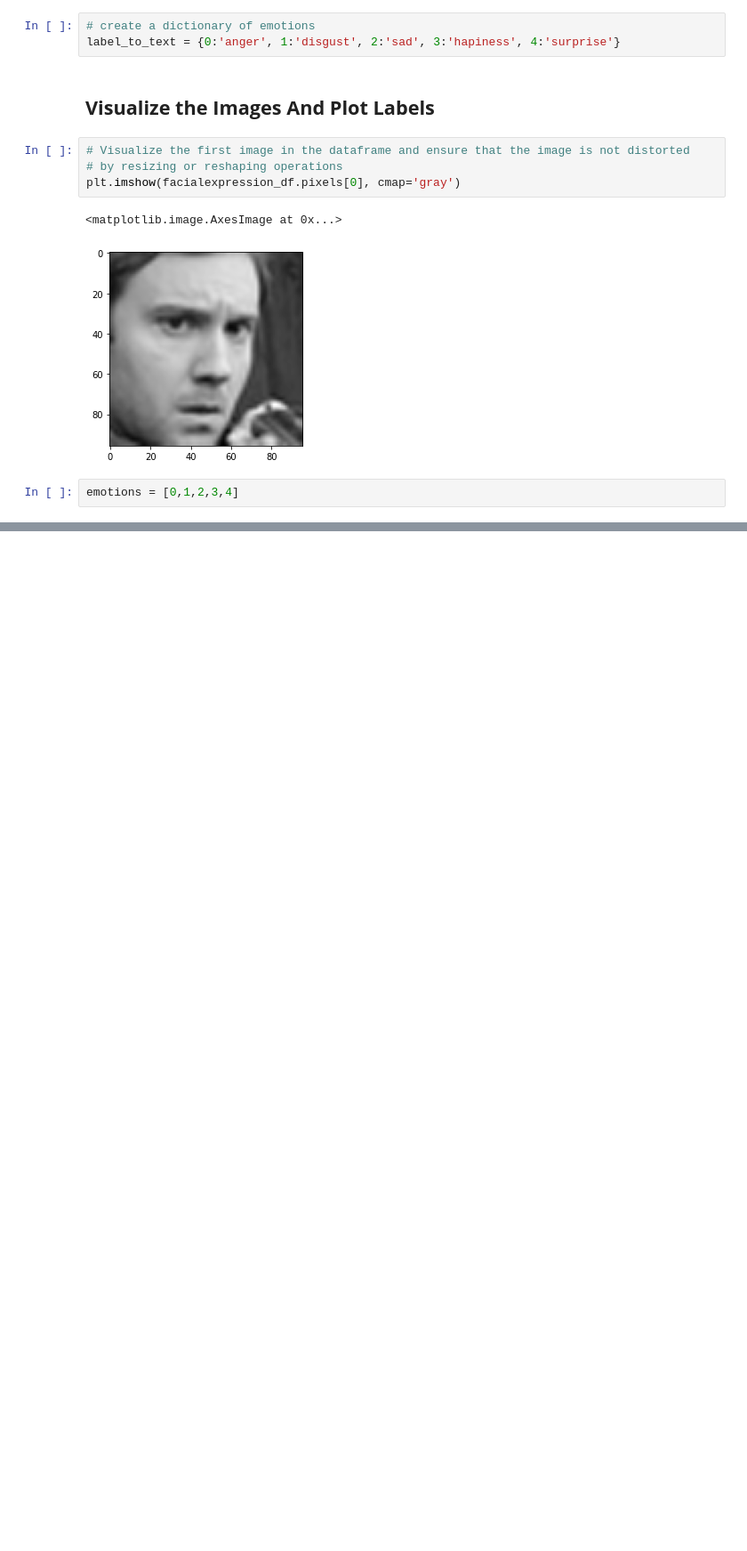
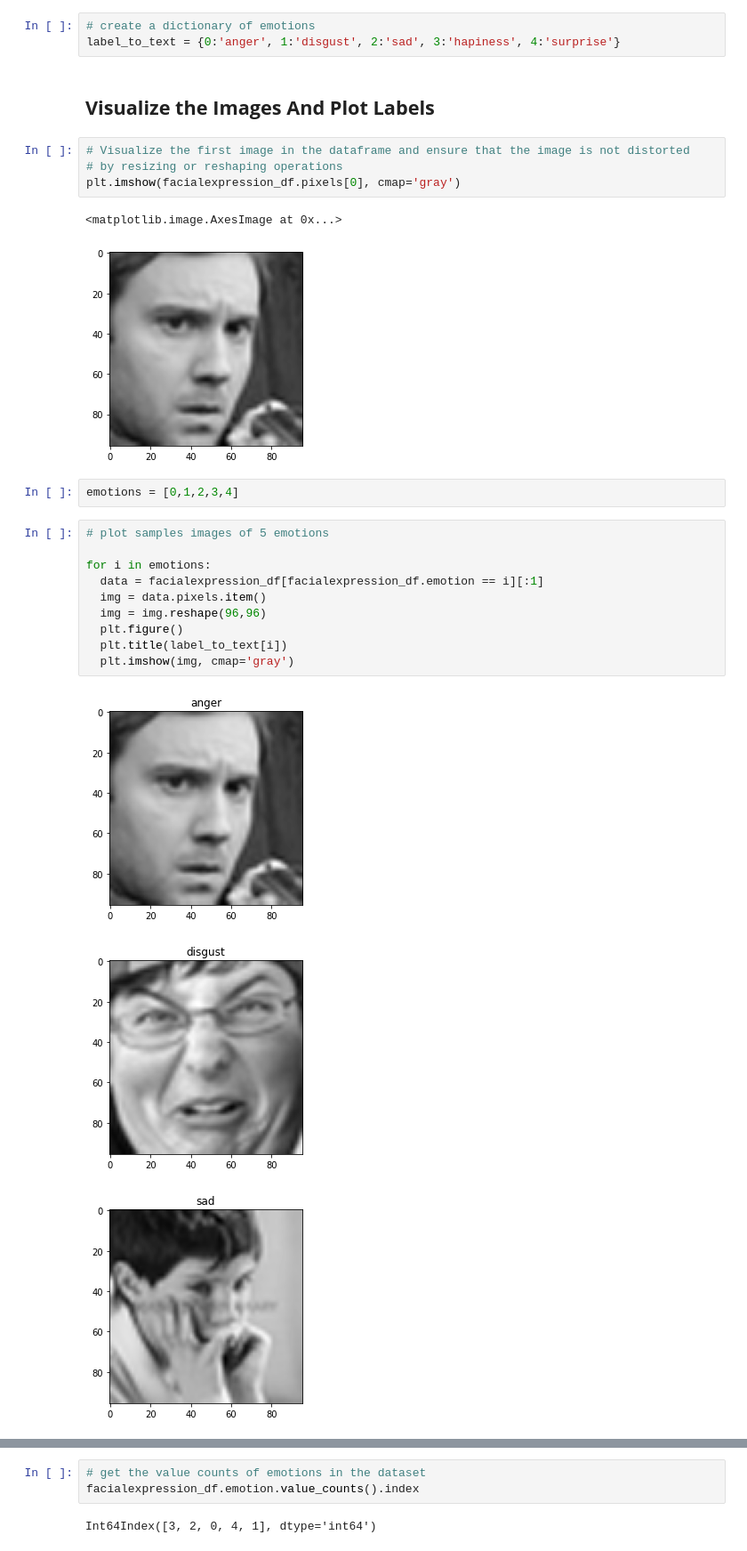
Before and after one commit to Priyo-prog/Artificial-Intelligence-Projects, a Jupyter notebook: Emotion AI/emotion_ai.ipynb, the cells around one changed output, grey strips where cells are left out. Shown at 89% size. Drawn from its saved outputs; the diff is of its cells as text; blank space fills up the shorter version.

```diff
--- a/Emotion AI/emotion_ai.ipynb
+++ b/Emotion AI/emotion_ai.ipynb
@@ -652,3 +652,17 @@ plt.imshow(facialexpression_df.pixels[0], cmap='gray')
 [figure]
 # %%
 emotions = [0,1,2,3,4]
+# %%
+# plot samples images of 5 emotions
+
+for i in emotions:
+  data = facialexpression_df[facialexpression_df.emotion == i][:1]
+  img = data.pixels.item()
+  img = img.reshape(96,96)
+  plt.figure()
+  plt.title(label_to_text[i])
+  plt.imshow(img, cmap='gray')
+# %% [output]
+[figure, added]
+[figure, added]
+[figure, added]
@@ -654,0 +671,5 @@ emotions = [0,1,2,3,4]
+# %%
+# get the value counts of emotions in the dataset
+facialexpression_df.emotion.value_counts().index
+# %% [output]
+Int64Index([3, 2, 0, 4, 1], dtype='int64')
```
Also changed, not shown: parts of 14 cells of this notebook.
